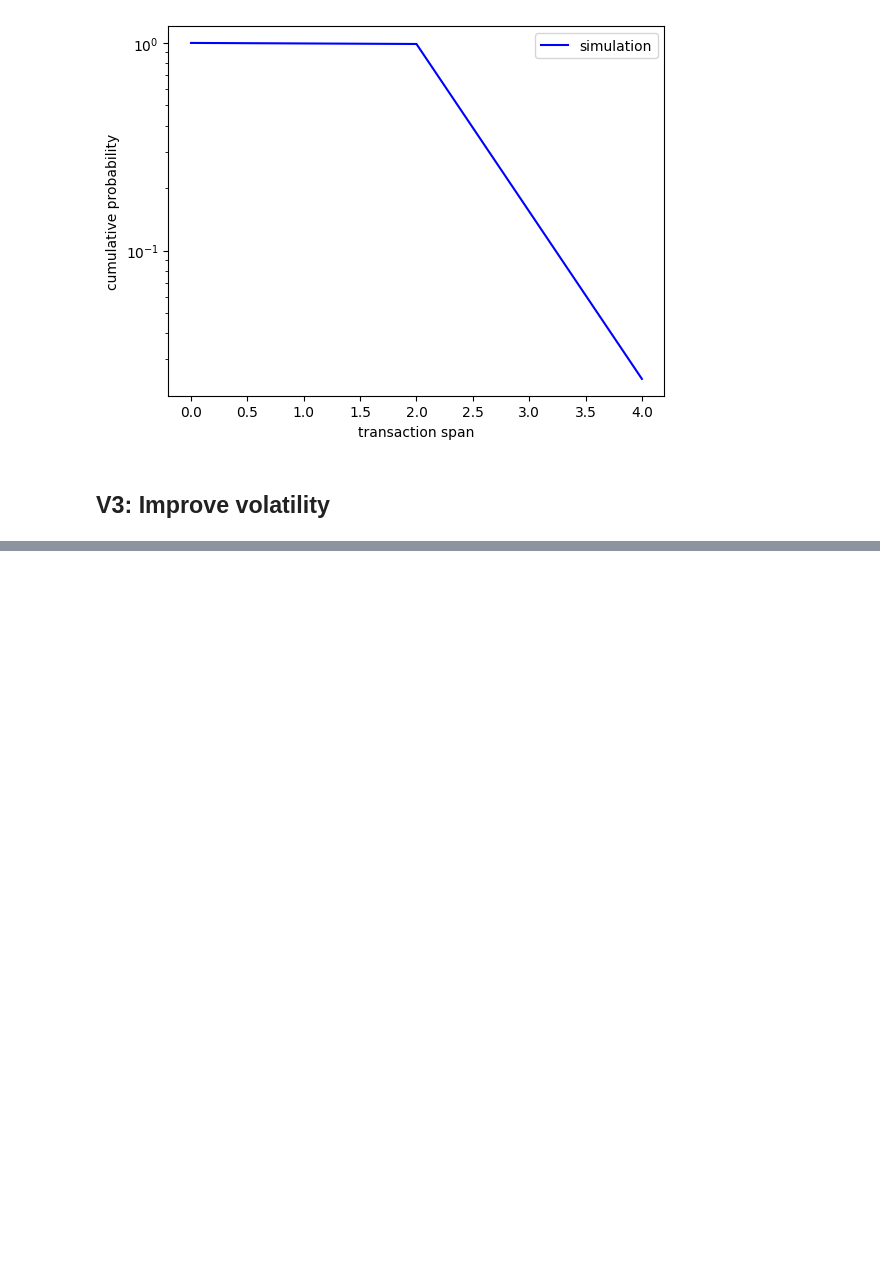
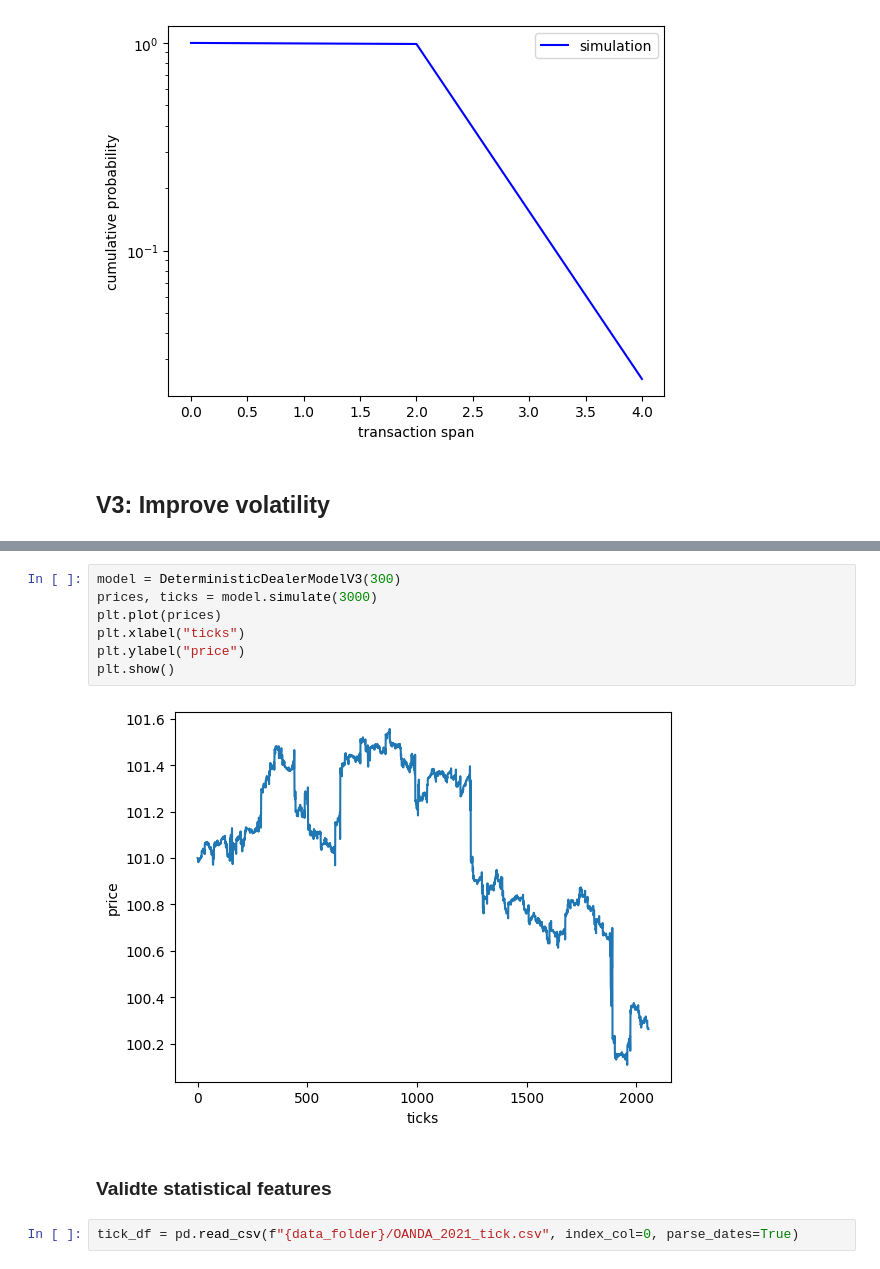
Before and after one commit to Naradice/stocknet_study, a Jupyter notebook: FeatureEngineering/AgentSimulation.ipynb, the cells around one changed output, grey strips where cells are left out. Drawn from its saved outputs; the diff is of its cells as text; blank space fills up the shorter version.

```diff
--- a/FeatureEngineering/AgentSimulation.ipynb
+++ b/FeatureEngineering/AgentSimulation.ipynb
@@ -541,0 +607,13 @@ class DeterministicDealerModelV3(DeterministicDealerModelV1):
+# %%
+model = DeterministicDealerModelV3(300)
+prices, ticks = model.simulate(3000)
+plt.plot(prices)
+plt.xlabel("ticks")
+plt.ylabel("price")
+plt.show()
+# %% [output]
+[figure, added]
+# %% [markdown]
+### Validte statistical features
+# %%
+tick_df = pd.read_csv(f"{data_folder}/OANDA_2021_tick.csv", index_col=0, parse_dates=True)
```
Also changed, not shown: parts of 22 cells of this notebook.
